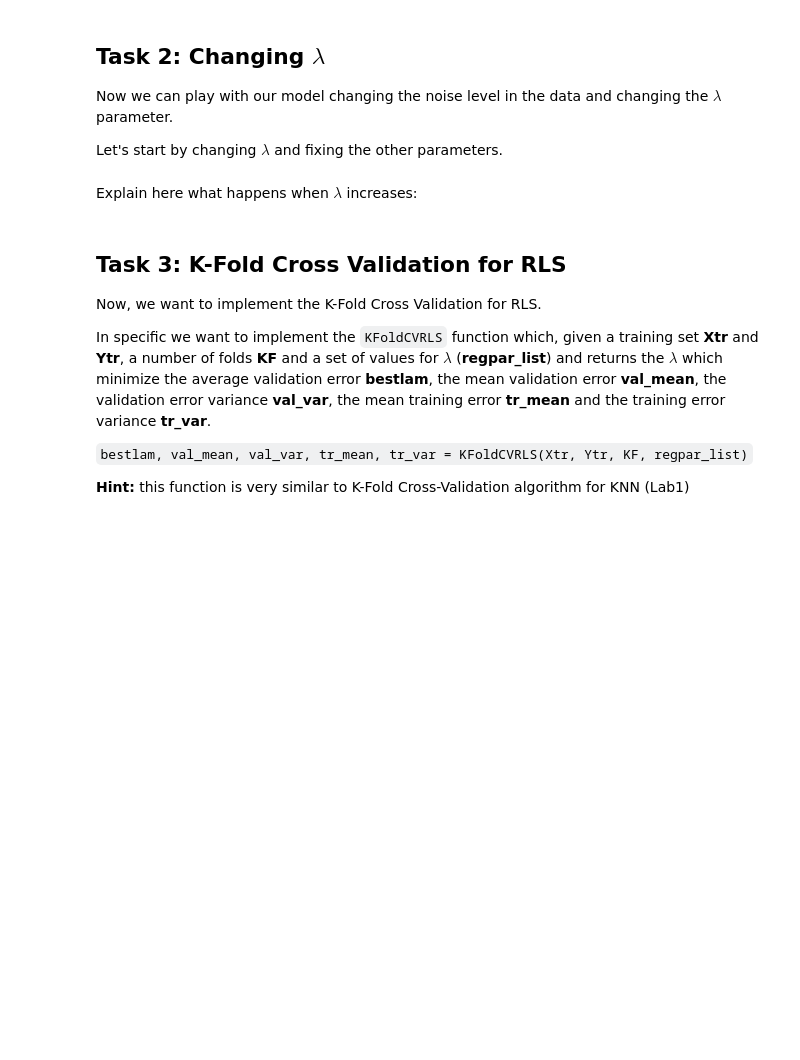
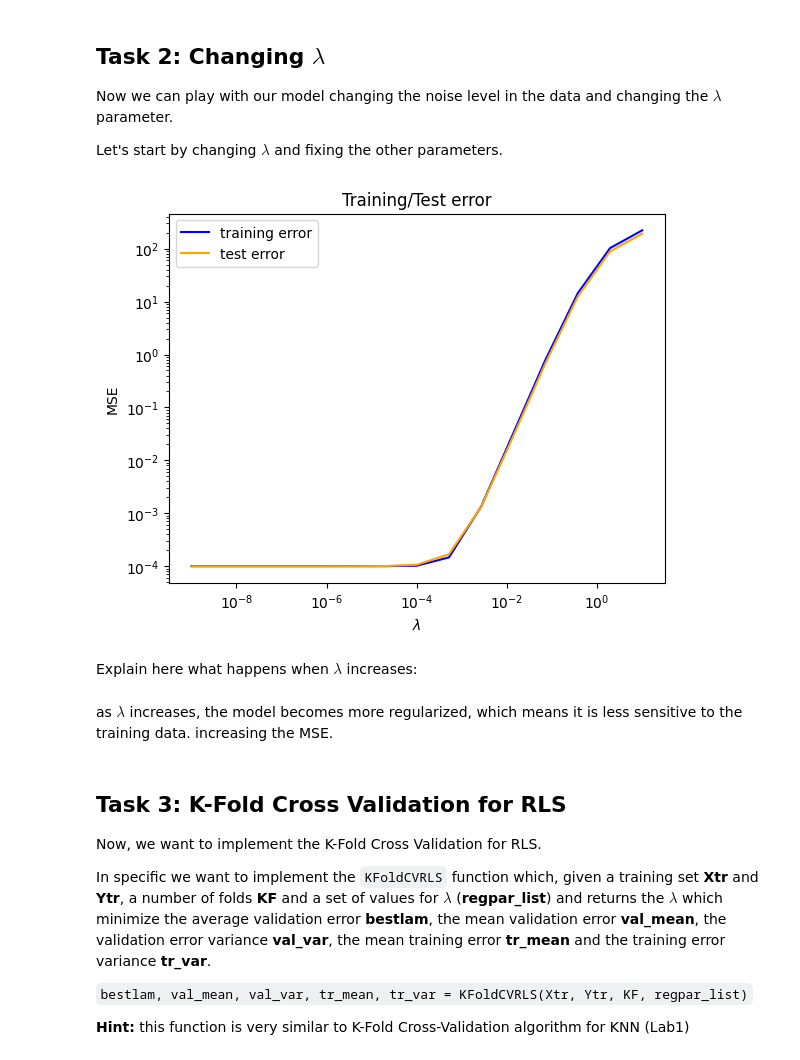
Before and after one commit to mariomine88/Unige_code, a Jupyter notebook: Master/First/ML/lab2/Lab2_RLS.ipynb, the cells around one changed output. Drawn from its saved outputs; the diff is of its cells as text; code cells hidden in the pictures; blank space fills up the shorter version.

```diff
--- a/Master/First/ML/lab2/Lab2_RLS.ipynb
+++ b/Master/First/ML/lab2/Lab2_RLS.ipynb
@@ -93,8 +93,23 @@ def regularizedLSTrain(Xtr, Ytr, lam):
+# %%
+def regularizedLSTrain(Xtr, Ytr, lam):
+    # Step 1:
+    n , D = Xtr.shape
+    A= Xtr.T @ Xtr + lam * n * np.eye(D)
+    B= Xtr.T @ Ytr
+
+    # Step 2:
+    L = np.linalg.cholesky(A)
+
+    # Step 3:
+    y = scipy.linalg.solve_triangular(L, B, lower=True)     # Solve L*y = b
+    w = scipy.linalg.solve_triangular(L.T, y, lower=False)  # Solve L.T*w = y
+
+    return w
 # %% [markdown]
 We need also to implement a function `regularizedLSTest` which given a test set `Xte` and the `w` obtained using `regularizedLSTrain`, it returns `Ypred` containing the predictions
 # %%
 def regularizedLSTest(w, Xte):
-    # Insert your code here
+    return Xte @ w
 # %% [markdown]
 To evaluate the performance of RLS regressor, we need a function to estimate the error.
 
@@ -120,17 +135,17 @@ noise_std = 0.1
 lam = 1e-3
 
 # Generate a training set with n_train points and a test set with n_test
-Xtr, Ytr = ...
-Xte, Yte = ...
+Xtr, Ytr = linearRegrFunction(n_train, D, low_D, high_D, w_true, noise_std, rng=random_seed)
+Xte, Yte = linearRegrFunction(n_test, D, low_D, high_D, w_true, noise_std, rng=random_seed)
 
 # Train RLS
-w_pred = ...
+w_pred = regularizedLSTrain(Xtr, Ytr, lam)
 
 # Compute predictions on training and test set
-Ytr_pred = ...
-Yte_pred = ...
+Ytr_pred = regularizedLSTest(w_pred, Xtr)
+Yte_pred = regularizedLSTest(w_pred, Xte)
 
-train_err = ...
-test_err = ...
+train_err = calcError(Ytr_pred, Ytr)
+test_err =  calcError(Yte_pred, Yte)
 
 print(f'[--] Training error: {train_err:.7f}\t Test error: {test_err:.7f}')
@@ -143,37 +160,48 @@ Let's start by changing $\lambda$ and fixing the other parameters.
 n_train = 500
 n_test = 100
 D = 2
 low_D = [-2] * D
 high_D = [2] * D
 w_true = np.arange(D)[:, None] + 10
 noise_std = 0.01
 
 # Data generation
-Xtr, Ytr = ...
-Xte, Yte = ...
+Xtr, Ytr = linearRegrFunction(n_train, D, low_D, high_D, w_true, noise_std, rng=random_seed)
+Xte, Yte = linearRegrFunction(n_test, D, low_D, high_D, w_true, noise_std, rng=random_seed)
 
 lam_list = np.logspace(-9, 1, 15)
 tr_err = []
 te_err = []
 
 for lam in lam_list:
     # Train RLS
+    w_pred = regularizedLSTrain(Xtr, Ytr, lam)
 
     # Compute predictions on training and test set
+    Ytr_pred = regularizedLSTest(w_pred, Xtr)
+    Yte_pred = regularizedLSTest(w_pred, Xte)
 
     # Compute training and test error and store them on tr_err and te_err
+    train_err = calcError(Ytr_pred, Ytr)
+    test_err =  calcError(Yte_pred, Yte)
+    tr_err.append(train_err)
+    te_err.append(test_err)
 
 
 # Plot training and test error
 _, ax = plt.subplots()
 ax.set_title("Training/Test error")
 ax.loglog(lam_list, tr_err, '-', c="blue", label="training error")
 ax.loglog(lam_list, te_err, '-', c="orange", label="test error")
 ax.set_xlabel("$\lambda$")
 ax.set_ylabel("MSE")
 ax.legend(loc="best");
+# %% [output]
+[figure, added]
 # %% [markdown]
 Explain here what happens when $\lambda$ increases:
+# %% [markdown]
+as $\lambda$ increases, the model becomes more regularized, which means it is less sensitive to the training data. increasing the MSE.
 # %% [markdown]
 ## Task 3: K-Fold Cross Validation for RLS
 Now, we want to implement the K-Fold Cross Validation for RLS.
```
Also changed, not shown: parts of 12 cells of this notebook.
